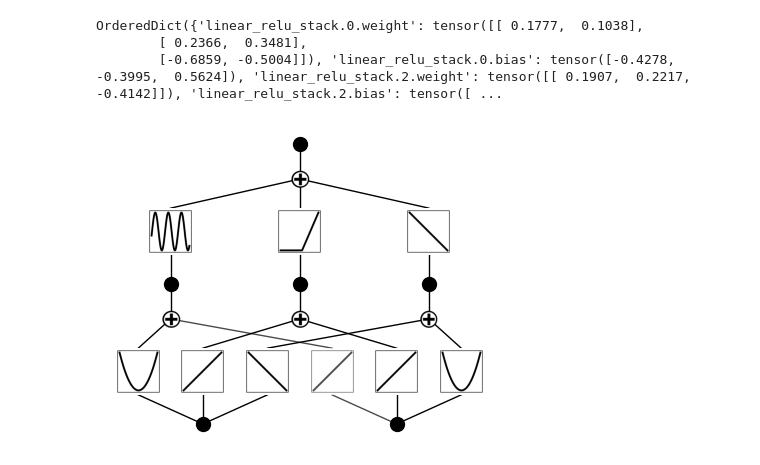
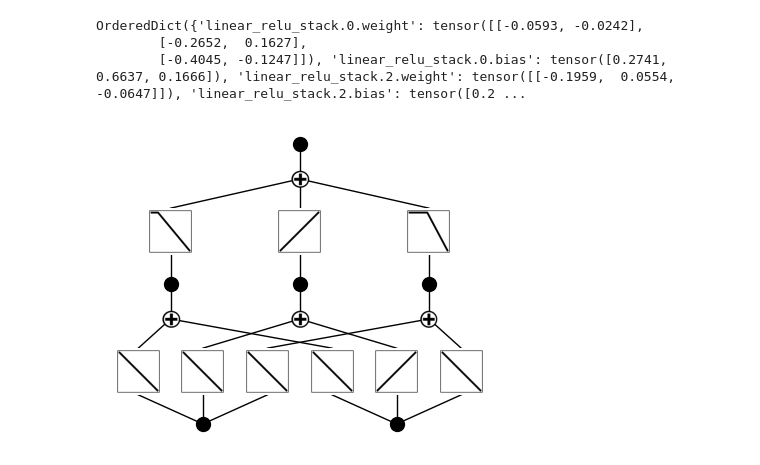
Before and after one commit to MGTUc/KANinitialization, a Jupyter notebook: kan/initializationExperiments/KANtoMLP.ipynb, the cells around one changed output. Drawn from its saved outputs; the diff is of its cells as text; code cells hidden in the pictures.

```diff
--- a/kan/initializationExperiments/KANtoMLP.ipynb
+++ b/kan/initializationExperiments/KANtoMLP.ipynb
@@ -7,27 +7,28 @@ from torch import nn
 import numpy as np
 import random
 # %%
-seed = 137
+seed = 10
 torch.manual_seed(seed)
 np.random.seed(seed)
 random.seed(seed)
 
 device = 'cpu'
-targetModel = NeuralNetwork().to(device)
+targetModel = NeuralNetwork()
 layers = list(*targetModel.children())
-x = torch.linspace(-5,5,steps=500)[:,None].repeat(1,2)
+x = torch.linspace(-5,5,steps=200)[:,None].repeat(1,2)
 print(targetModel.state_dict())
 # x = torch.randn(1000,2)
 # %% [output]
-OrderedDict({'linear_relu_stack.0.weight': tensor([[ 0.1777,  0.1038],
-        [ 0.2366,  0.3481],
-        [-0.6859, -0.5004]]), 'linear_relu_stack.0.bias': tensor([-0.4278, -0.3995,  0.5624]), 'linear_relu_stack.2.weight': tensor([[ 0.1907,  0.2217, -0.4142]]), 'linear_relu_stack.2.bias': tensor([ ...
+OrderedDict({'linear_relu_stack.0.weight': tensor([[-0.0593, -0.0242],
+        [-0.2652,  0.1627],
+        [-0.4045, -0.1247]]), 'linear_relu_stack.0.bias': tensor([0.2741, 0.6637, 0.1666]), 'linear_relu_stack.2.weight': tensor([[-0.1959,  0.0554, -0.0647]]), 'linear_relu_stack.2.bias': tensor([0.2 ...
 # %%
 kan = KAN(width=[2,3,1], seed=seed, grid=100, scale_base_sigma=0, auto_save=False, symbolic_enabled=False)
-kan.set_splines_MLPandFuncs(x, modelPartitions=[layers[:1], layers[1:]], func_list = [(lambda x: x ** 2, 0, 1, 2), (lambda x: x ** 2, 0, 0, 0), (lambda x: torch.sin(x), 1, 0, 0)])
+kan.set_splines_MLPandFuncs(x, modelPartitions=[layers[:1], layers[1:]], func_list = [])
+# kan.set_splines_MLP(x, modelPartitions=[layers[:1], layers[1:]])
 kan.plot(beta=100)
 # %% [output]
-[figure, old version]
+[figure, new version]
 # %%
 X_kan = torch.randn(10000,2)
 y_kan = kan(X_kan).detach()
```
Also changed, not shown: parts of 5 cells of this notebook, 2 other files.
